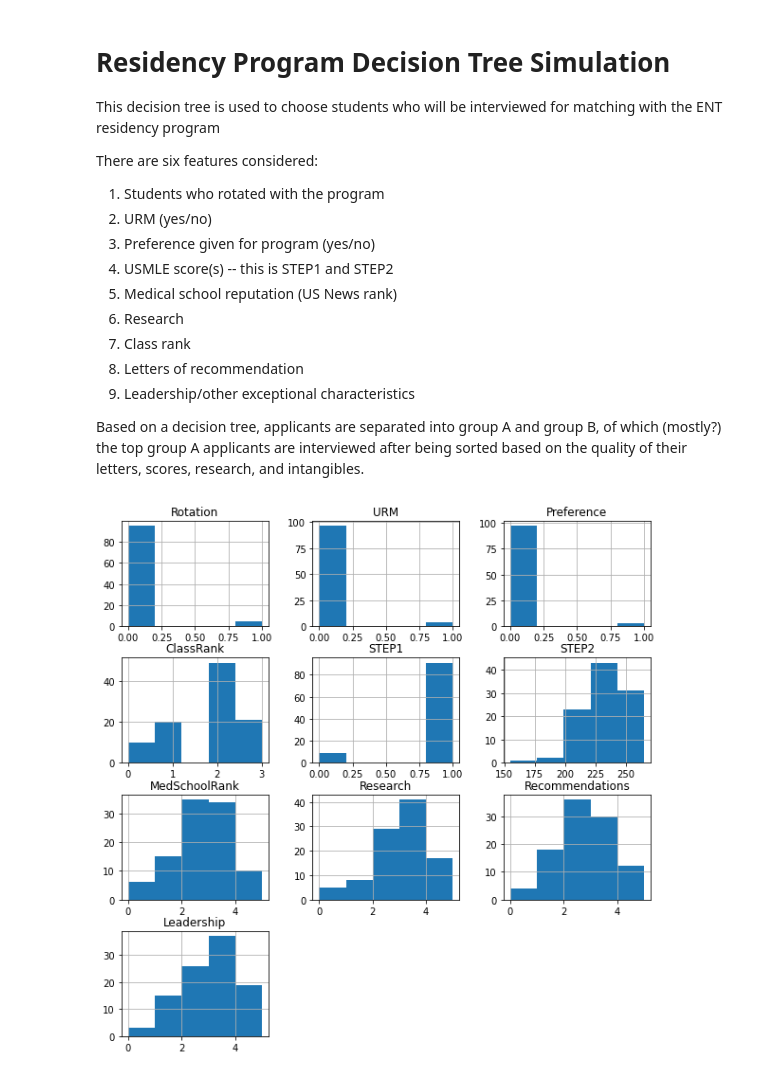
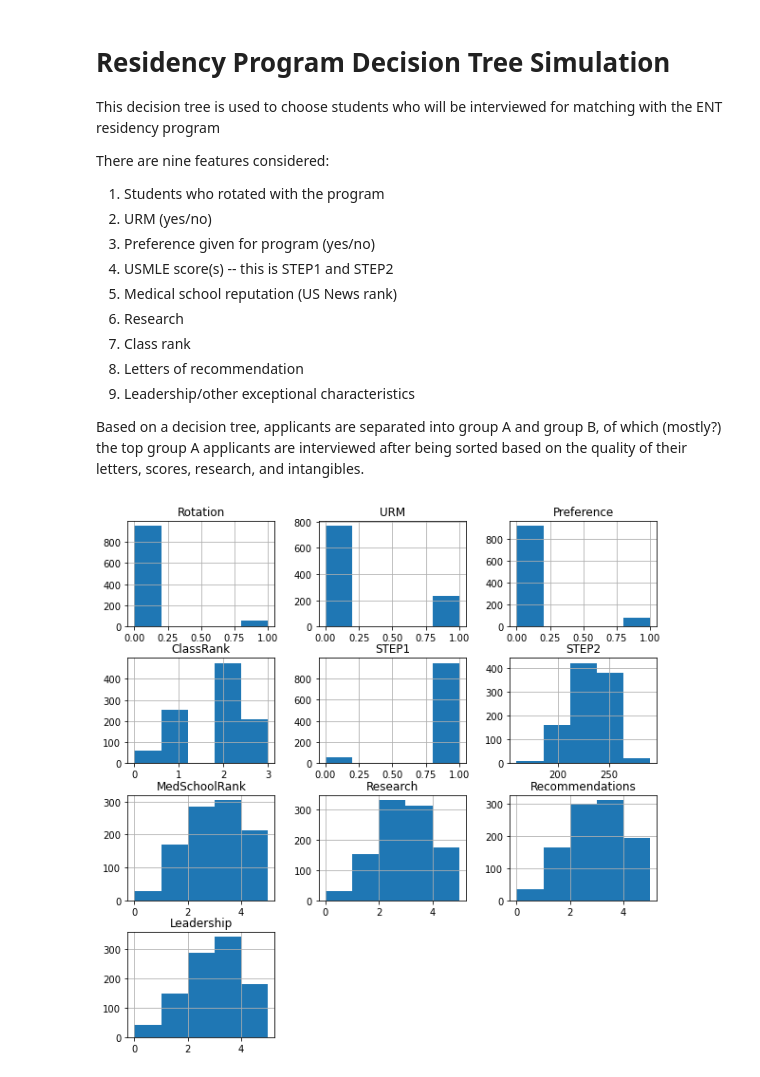
Before and after one commit to evanjfaulkner/Residency-Program-Model, a Jupyter notebook: residency_decision_tree.ipynb, the cells around one changed output. Cells and saved outputs as stored; diff of their text form; code cells hidden in the pictures.

```diff
--- a/residency_decision_tree.ipynb
+++ b/residency_decision_tree.ipynb
@@ -3,7 +3,7 @@
 
 This decision tree is used to choose students who will be interviewed for matching with the ENT residency program
 
-There are six features considered:
+There are nine features considered:
 
 1. Students who rotated with the program
 2. URM (yes/no)
@@ -61,17 +182,17 @@ def sample_leadership(n):
     return np.random.binomial(5,0.5,n)
 # %%
-N = 100
+N = 1000
 
 applications = pd.DataFrame({'Rotation':sample_rotation(N), 'URM':sample_urm(N),
                              'Preference':sample_preference(N), 'ClassRank':sample_class_rank(N),
                              'STEP1':sample_step_1(N), 'STEP2':sample_step_2(N),
                              'MedSchoolRank':sample_school_rank(N), 'Research':sample_research(N),
                              'Recommendations':sample_recommendation(N), 'Leadership':sample_leadership(N)})
 
 applications.hist(figsize=(10,10), bins=5)
 plt.show()
 # %% [output]
-[figure, old version]
+[figure, new version]
 # %%
 def residency_decision_tree(applications_df,
                             t_score=240, t_school_rank=4,
```
Also changed, not shown: parts of 4 cells of this notebook.
